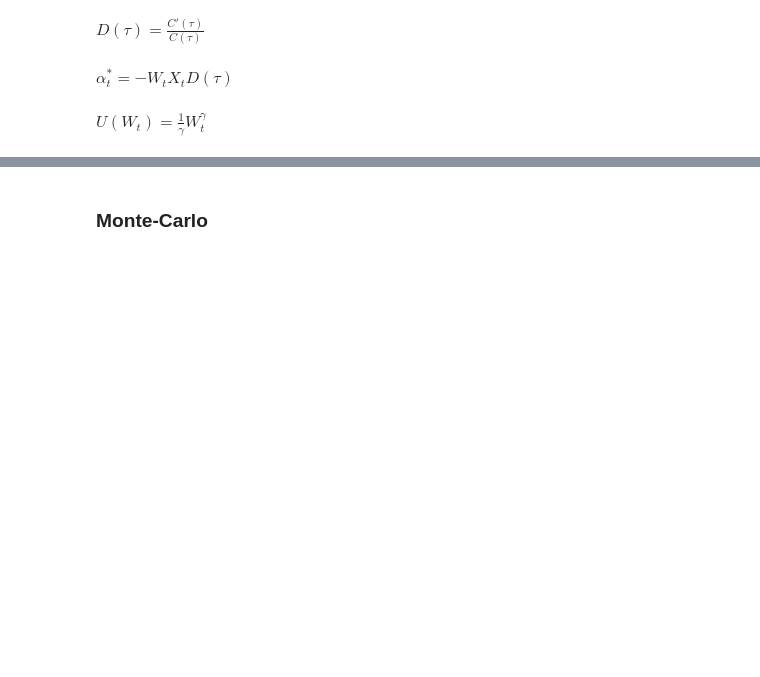
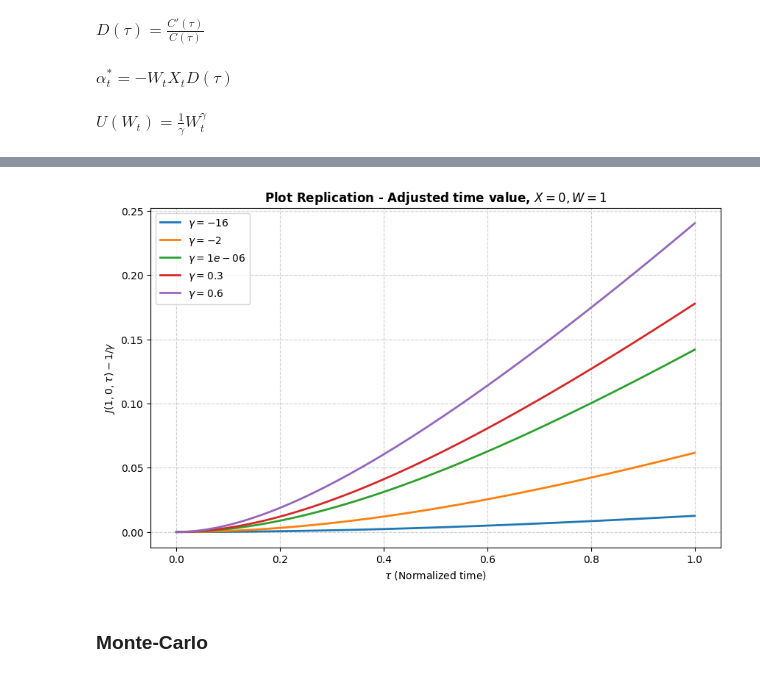
Before and after one commit to sudoVenomSnake/Arbitrage-Under-Power, a Jupyter notebook: main.ipynb, the cells around one changed output, grey strips where cells are left out. Saved outputs shown, nothing was run; the diff lists cells and outputs as text; code cells hidden in the pictures; blank space fills up the shorter version.

```diff
--- a/main.ipynb
+++ b/main.ipynb
@@ -107,3 +89,30 @@ plt.show()
+# %%
+import numpy as np
+import matplotlib.pyplot as plt
+
+gammas = [-16, -2, 1e-6, 0.3, 0.6]
+taus = np.linspace(0, 1, 100)
+plt.figure(figsize = (10, 6))
+
+for g in gammas:
+    nu = nu_fun(g)
+    c_val = C(taus, nu)
+    term = np.exp(taus) * (c_val ** (g - 1))
+    J = (1.0 / g) * np.sqrt(term)
+    y = J - (1.0 / g)
+
+    label = f'$\gamma={g}$'
+
+    plt.plot(taus, y, label = label, linewidth = 2)
+
+plt.title(r'Plot Replication - Adjusted time value, $X=0, W=1$', fontweight = 'bold')
+plt.xlabel(r'$\tau$ (Normalized time)')
+plt.ylabel(r'$J(1,0,\tau) - 1/\gamma$')
+plt.legend()
+plt.grid(True, linestyle='--', alpha=0.6)
+plt.show()
+# %% [output]
+[figure, added]
 # %% [markdown]
 ### Monte-Carlo
 # %%
```
Also changed, not shown: parts of 3 cells of this notebook, 3 other files.
